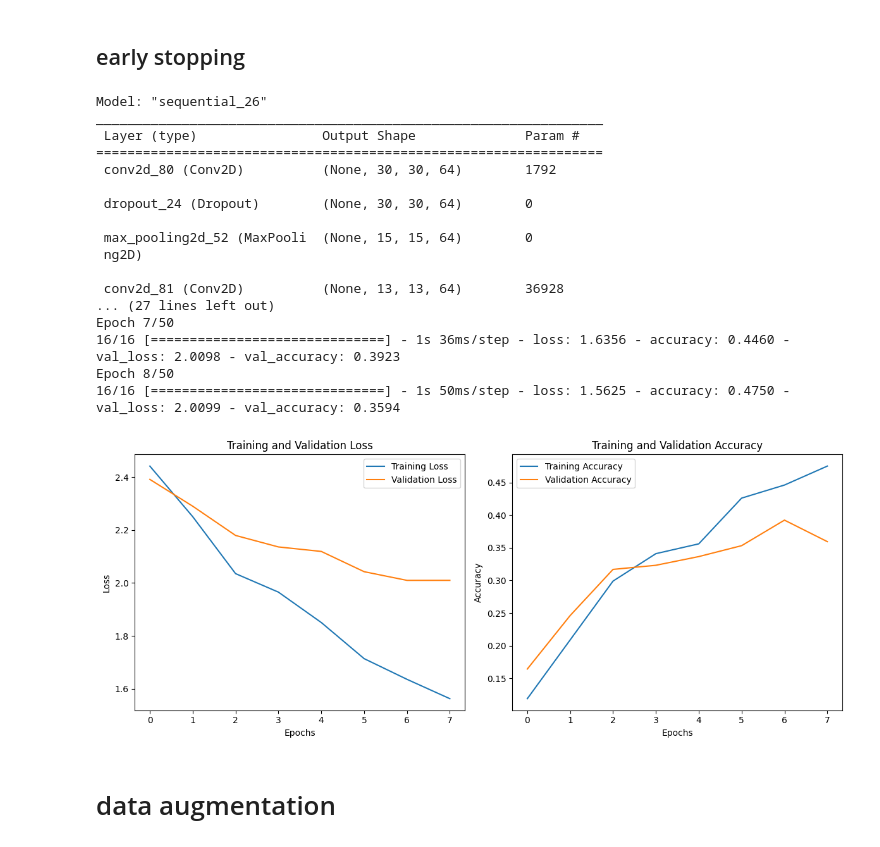
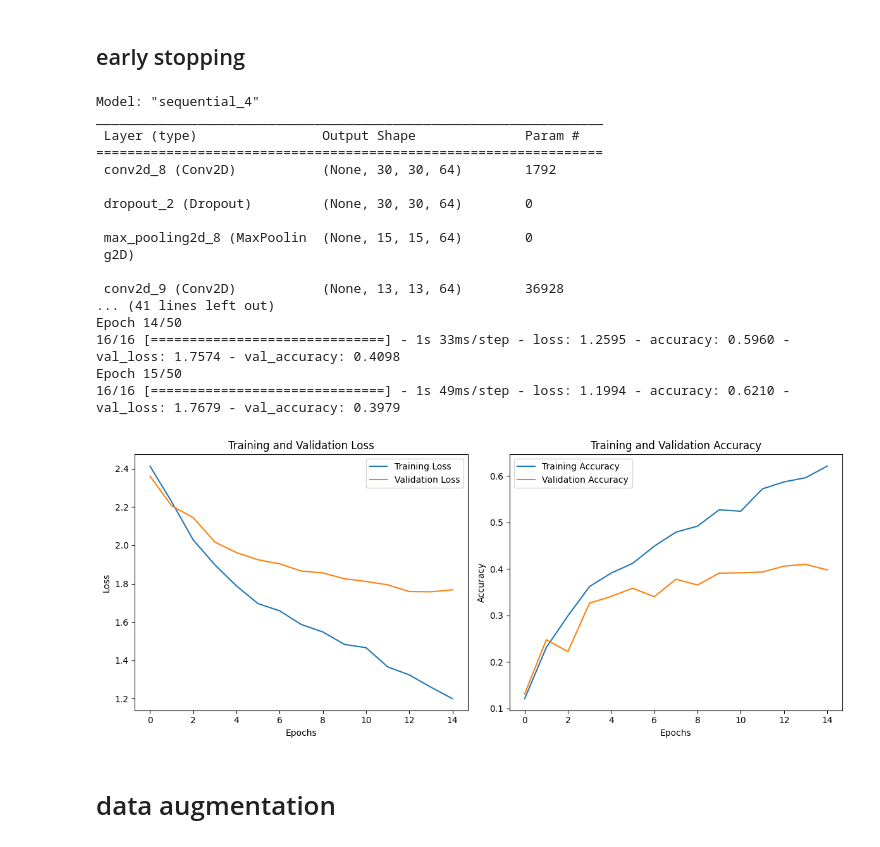
Before and after one commit to nicolez9911/colab, a Jupyter notebook: 03_CIFAR10.ipynb, the cells around one changed output. Drawn from its saved outputs; the diff is of its cells as text; code cells hidden in the pictures.

```diff
--- a/03_CIFAR10.ipynb
+++ b/03_CIFAR10.ipynb
@@ -246,51 +246,51 @@ model_3 = tf.keras.models.Sequential([
                          kernel_regularizer=regularizers.l2(0.002),
                          activation='relu',
                          input_shape=(32, 32, 3)),
-  tf.keras.layers.Dropout(0.5),
+  tf.keras.layers.Dropout(0.2),
   tf.keras.layers.MaxPooling2D(2, 2),
   tf.keras.layers.Conv2D(64, (3,3),
                          kernel_regularizer=regularizers.l2(0.002),
                          activation='relu'),
-  tf.keras.layers.Dropout(0.5),
+  tf.keras.layers.Dropout(0.3),
   tf.keras.layers.MaxPooling2D(2, 2),
   tf.keras.layers.Flatten(),
   tf.keras.layers.Dense(10, activation='softmax')
 ])
 model_3.compile(optimizer='adam',
               loss='sparse_categorical_crossentropy',
               metrics=['accuracy'])
 
 model_3.summary()
 
 history = model_3.fit(training_images[:1000],
                     training_labels[:1000],
                     #validation_split=0.4,
                     validation_data=(test_images, test_labels),
                     epochs=50,
                     batch_size=64,
                     callbacks=[callback])
 
 plt = generate_plot(history)
 plt.show()
 # %% [output]
-Model: "sequential_26"
+Model: "sequential_4"
 _________________________________________________________________
  Layer (type)                Output Shape              Param #
 =================================================================
- conv2d_80 (Conv2D)          (None, 30, 30, 64)        1792
+ conv2d_8 (Conv2D)           (None, 30, 30, 64)        1792
 
- dropout_24 (Dropout)        (None, 30, 30, 64)        0
+ dropout_2 (Dropout)         (None, 30, 30, 64)        0
 
- max_pooling2d_52 (MaxPooli  (None, 15, 15, 64)        0
- ng2D)
+ max_pooling2d_8 (MaxPoolin  (None, 15, 15, 64)        0
+ g2D)
 
- conv2d_81 (Conv2D)          (None, 13, 13, 64)        36928
-... (27 lines left out)
-Epoch 7/50
-16/16 [==============================] - 1s 36ms/step - loss: 1.6356 - accuracy: 0.4460 - val_loss: 2.0098 - val_accuracy: 0.3923
-Epoch 8/50
-16/16 [==============================] - 1s 50ms/step - loss: 1.5625 - accuracy: 0.4750 - val_loss: 2.0099 - val_accuracy: 0.3594
+ conv2d_9 (Conv2D)           (None, 13, 13, 64)        36928
+... (41 lines left out)
+Epoch 14/50
+16/16 [==============================] - 1s 33ms/step - loss: 1.2595 - accuracy: 0.5960 - val_loss: 1.7574 - val_accuracy: 0.4098
+Epoch 15/50
+16/16 [==============================] - 1s 49ms/step - loss: 1.1994 - accuracy: 0.6210 - val_loss: 1.7679 - val_accuracy: 0.3979
-[figure, old version]
+[figure, new version]
 # %% [markdown]
 # data augmentation
 # %%
```
Also changed, not shown: parts of 5 cells of this notebook.
